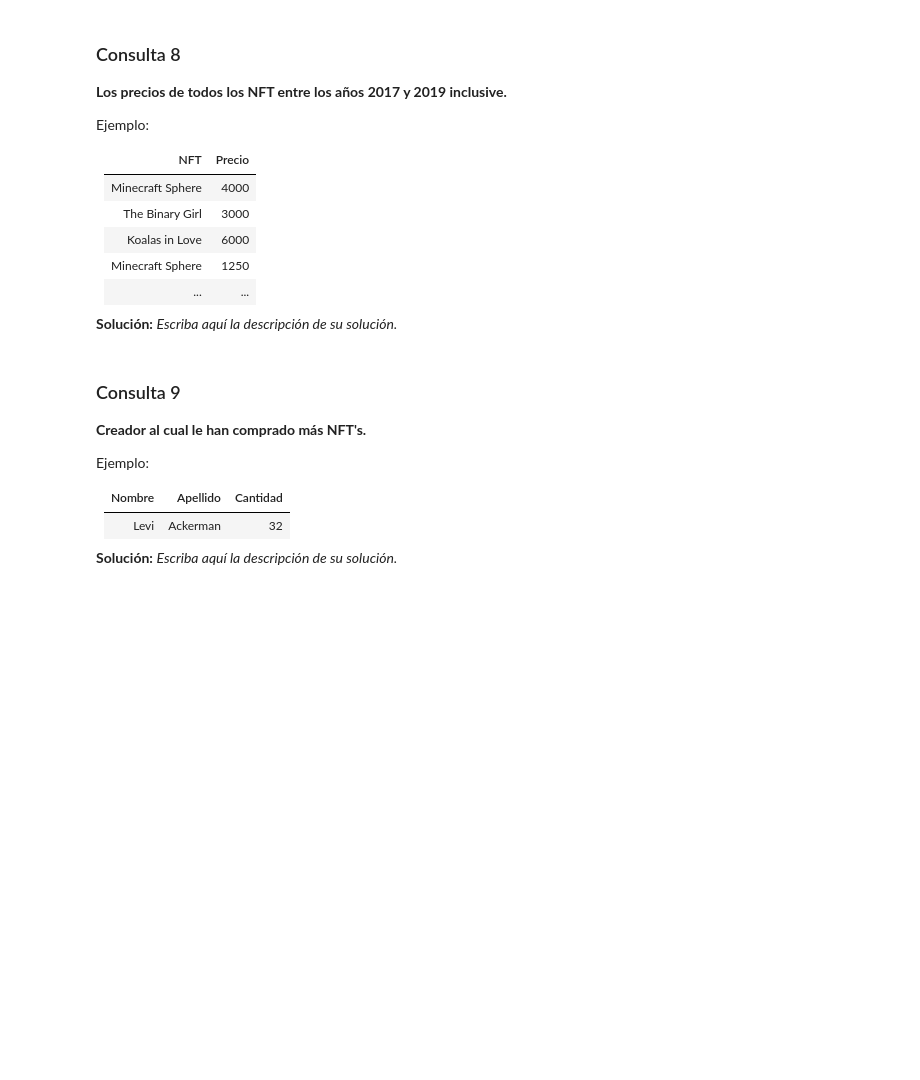
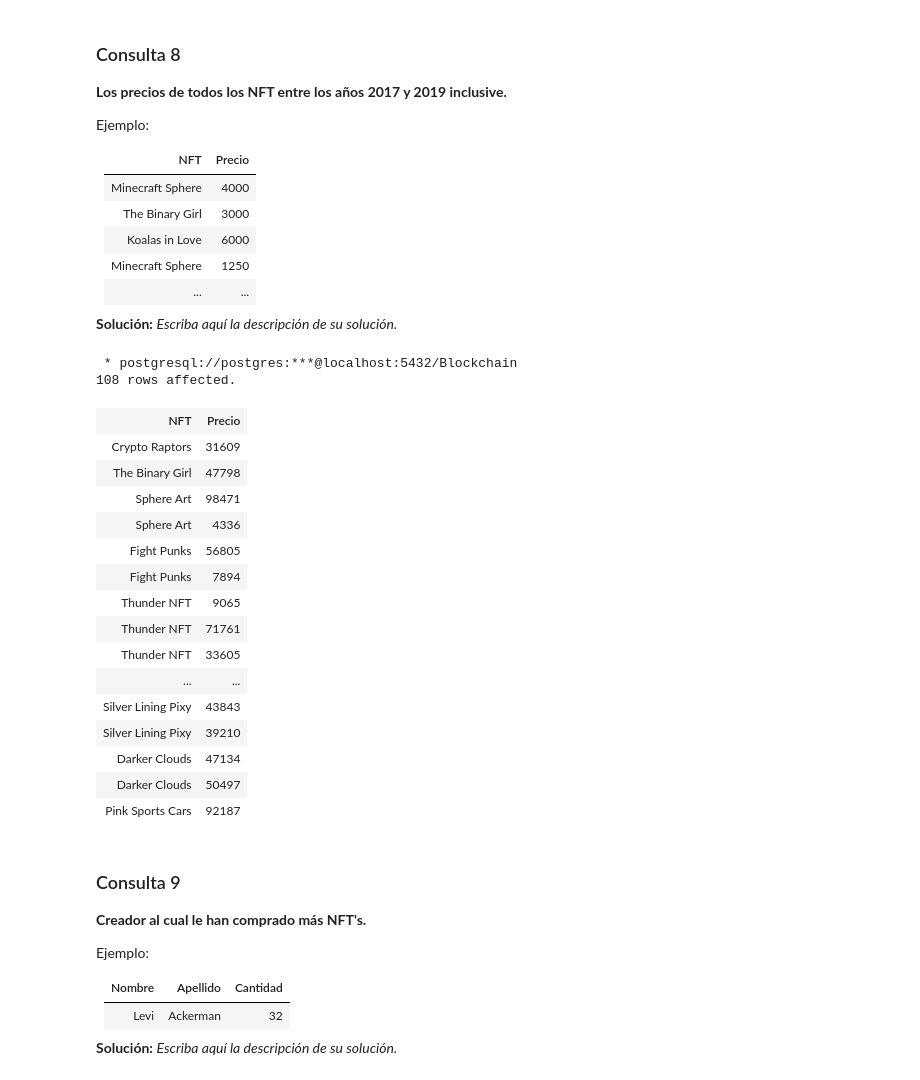
Before and after one commit to bryangonzalezr/INF239, a Jupyter notebook: Tarea-1-Grupo23/Tarea1_BD_2022-1 V.1.0 .ipynb, the cells around one changed output. Drawn from its saved outputs; the diff is of its cells as text; code cells hidden in the pictures; blank space fills up the shorter version.

```diff
--- a/Tarea-1-Grupo23/Tarea1_BD_2022-1 V.1.0 .ipynb
+++ b/Tarea-1-Grupo23/Tarea1_BD_2022-1 V.1.0 .ipynb
@@ -485,3 +564,31 @@ WHERE
+# %%
+%%sql
+
+SELECT nft.nombre AS "NFT", precio_nft.precio AS "Precio"
+FROM precio_nft
+	INNER JOIN nft
+	ON precio_nft.id_nft = nft.id_nft
+WHERE
+	EXTRACT(YEAR FROM precio_nft.fecha) BETWEEN 2017 AND 2019
+# %% [output]
+ * postgresql://postgres:***@localhost:5432/Blockchain
+108 rows affected.
+| NFT | Precio |
+| Crypto Raptors | 31609 |
+| The Binary Girl | 47798 |
+| Sphere Art | 98471 |
+| Sphere Art | 4336 |
+| Fight Punks | 56805 |
+| Fight Punks | 7894 |
+| Thunder NFT | 9065 |
+| Thunder NFT | 71761 |
+| Thunder NFT | 33605 |
+| ... | ... |
+| Silver Lining Pixy | 43843 |
+| Silver Lining Pixy | 39210 |
+| Darker Clouds | 47134 |
+| Darker Clouds | 50497 |
+| Pink Sports Cars | 92187 |
 # %% [markdown]
 ### Consulta 9
 **Creador al cual le han comprado más NFT's.**
```
Also changed, not shown: parts of 20 cells of this notebook.
